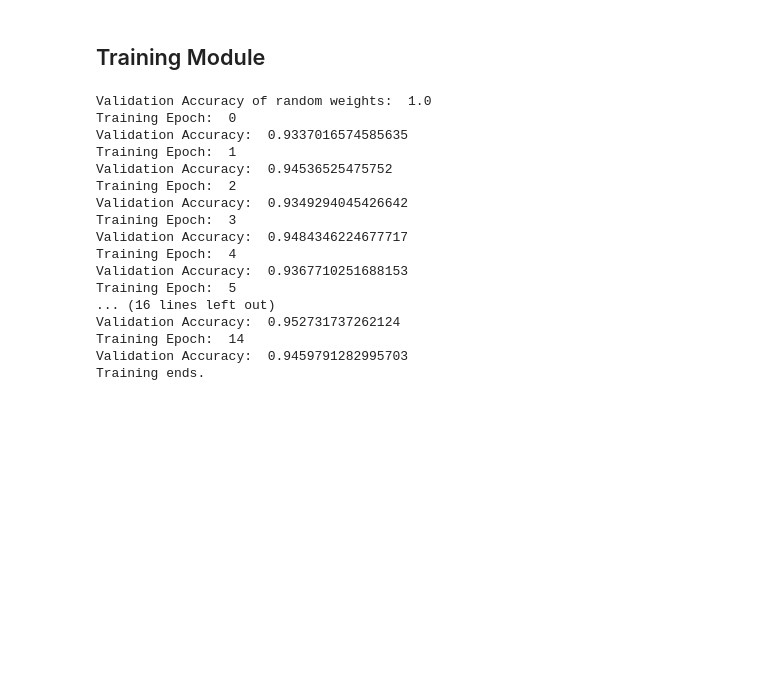
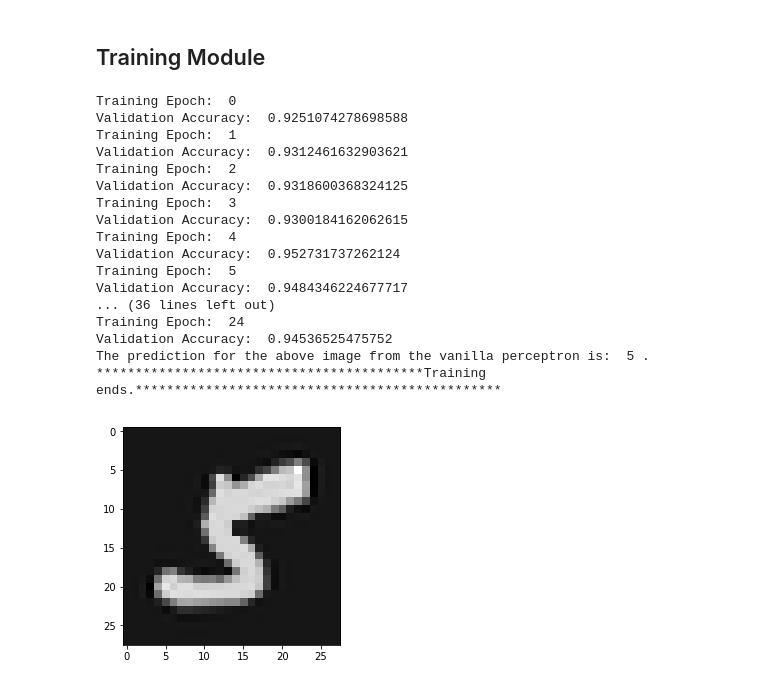
Before and after one commit to being-aerys/Python_Numpy_Implementations_of_Machine_Learning_Algorithms, a Jupyter notebook: Supervised_Methods/Perceptron/Vanilla_Perceptron_Optical_Character_Recognition.ipynb, the cells around one changed output. Saved outputs shown, nothing was run; the diff lists cells and outputs as text; code cells hidden in the pictures; blank space fills up the shorter version.

Commit message:
Vanilla Perceptrom Completedgit add Supervised_Methods/Perceptron/Images/!

```diff
--- a/Supervised_Methods/Perceptron/Vanilla_Perceptron_Optical_Character_Recognition.ipynb
+++ b/Supervised_Methods/Perceptron/Vanilla_Perceptron_Optical_Character_Recognition.ipynb
@@ -44,13 +51,13 @@ class Preprocessing:
         #normalize the features
         scaler = MinMaxScaler()
         scaler.fit(features)
-        scaled_features = scaler.transform(features)
+        scaled_features = pd.DataFrame(scaler.transform(features))
 
         #bias of all ones
         bias_feature = pd.DataFrame(np.ones(len(features)).reshape((len(features),1)))
 
         #stack the new bias feature to the left of the regular features using the axis argument
-        features_with_bias = pd.concat([bias_feature, features], axis = 1) #now has 785 features including the bias
+        features_with_bias = pd.concat([bias_feature, scaled_features], axis = 1) #now has 785 features including the bias
 
         #convert the targets into -1 and +1 for perceptron operation
         targets = self.convert_into_perceptron_binary_classes(targets)
@@ -62,13 +69,13 @@ class Preprocessing:
         features = raw_data.iloc[:, 1:]
         targets = raw_data.loc[:,0]
         #transform the features using the parameters from the training data
-        scaled_features = scaler.transform(features)
+        scaled_features = pd.DataFrame(scaler.transform(features))
 
         #bias of all ones
         bias_feature = pd.DataFrame(np.ones(len(features)).reshape((len(features),1)))
 
         #stack the new bias feature to the left of the regular features using the axis argument
-        features_with_bias = pd.concat([bias_feature, features], axis = 1) #now has 785 features including the bias
+        features_with_bias = pd.concat([bias_feature, scaled_features], axis = 1) #now has 785 features including the bias
 
 
 
@@ -86,9 +93,8 @@ class Preprocessing:
         #transform the features using the parameters from the training data
         scaled_features =  pd.DataFrame(scaler.transform(features))
         #bias of all ones
-        bias_feature = pd.DataFrame(np.ones(len(scaled_features)).reshape((len(scaled_features),1)))
+        bias_feature = pd.DataFrame(np.ones(len(features)).reshape((len(features),1)))
 
         #stack the new bias feature to the left of the regular features using the axis argument
         features_with_bias = pd.concat([bias_feature, scaled_features], axis = 1) #now has 785 features including the bias
-
         return features_with_bias
@@ -95,3 +103,19 @@ class Preprocessing:
+# %%
+class Visualization:
+
+    def __init__(self):
+        pass
+
+    def visualize_flattened_dataframe(self, numpy_representation, prediction, scaler_used_for_features):
+        #the passed numpy representation should be of shape (1, # of features)
+
+
+        #Rescale back before tying to visualize.
+        scaled_back_representation = scaler_used_for_features.inverse_transform(numpy_representation)
+        dimension = int(math.sqrt(scaled_back_representation.shape[1]))
+        squared_image = scaled_back_representation.reshape((dimension, dimension))
+        plt.imshow(squared_image, cmap = "gray")
+        print(f"The prediction for the image displayed is: ", prediction,".")
 # %% [markdown]
 # Perceptron Module
 # %%
@@ -232,38 +261,39 @@ class Vanilla_Perceptron():
 # %%
 #Prepare data
 train_data_path = r"C:\Users\Being_Aerys\PycharmProjects\Machine_Learning_Algorithms_Collection\Supervised_Methods\Perceptron\Data\pa2_train.csv"
 validation_data_path = r"C:\Users\Being_Aerys\PycharmProjects\Machine_Learning_Algorithms_Collection\Supervised_Methods\Perceptron\Data\pa2_valid.csv"
 test_data_path = r"C:\Users\Being_Aerys\PycharmProjects\Machine_Learning_Algorithms_Collection\Supervised_Methods\Perceptron\Data\pa2_test.csv"
 
 preprocessing = Preprocessing()
 
-scaler, training_features, training_targets = preprocessing.preprocess_train_csv(train_data_path)
+scaler_used_for_features, training_features, training_targets = preprocessing.preprocess_train_csv(train_data_path)
 
-validation_features, validation_targets = preprocessing.preprocess_validation_csv(scaler, validation_data_path)
-test_features = preprocessing.preprocess_test_csv(scaler, test_data_path)
+validation_features, validation_targets = preprocessing.preprocess_validation_csv(scaler_used_for_features, validation_data_path)
+test_features = preprocessing.preprocess_test_csv(scaler_used_for_features, test_data_path)
 
 max_iterations_for_training = 25
 
-vanilla_perceptron = Vanilla_Perceptron(max_iterations_for_training, training_features, training_targets, validation_features, validation_targets, test_features)
+vanilla_perceptron = Vanilla_Perceptron(max_iterations_for_training, training_features, training_targets, validation_features, validation_targets, test_features, scaler_used_for_features)
 
 vanilla_perceptron.train()
 
-print("Training ends.")
+print("******************************************Training ends.***********************************************")
 # %% [output]
-Validation Accuracy of random weights:  1.0
 Training Epoch:  0
-Validation Accuracy:  0.9337016574585635
+Validation Accuracy:  0.9251074278698588
 Training Epoch:  1
+Validation Accuracy:  0.9312461632903621
+Training Epoch:  2
+Validation Accuracy:  0.9318600368324125
+Training Epoch:  3
+Validation Accuracy:  0.9300184162062615
+Training Epoch:  4
+Validation Accuracy:  0.952731737262124
+Training Epoch:  5
+Validation Accuracy:  0.9484346224677717
+... (36 lines left out)
+Training Epoch:  24
 Validation Accuracy:  0.94536525475752
-Training Epoch:  2
-Validation Accuracy:  0.9349294045426642
-Training Epoch:  3
-Validation Accuracy:  0.9484346224677717
-Training Epoch:  4
-Validation Accuracy:  0.9367710251688153
-Training Epoch:  5
-... (16 lines left out)
-Validation Accuracy:  0.952731737262124
-Training Epoch:  14
-Validation Accuracy:  0.9459791282995703
-Training ends.
+The prediction for the above image from the vanilla perceptron is:  5 .
+******************************************Training ends.***********************************************
+[figure, added]
```
Also changed, not shown: parts of 5 cells of this notebook, 2 other files.
